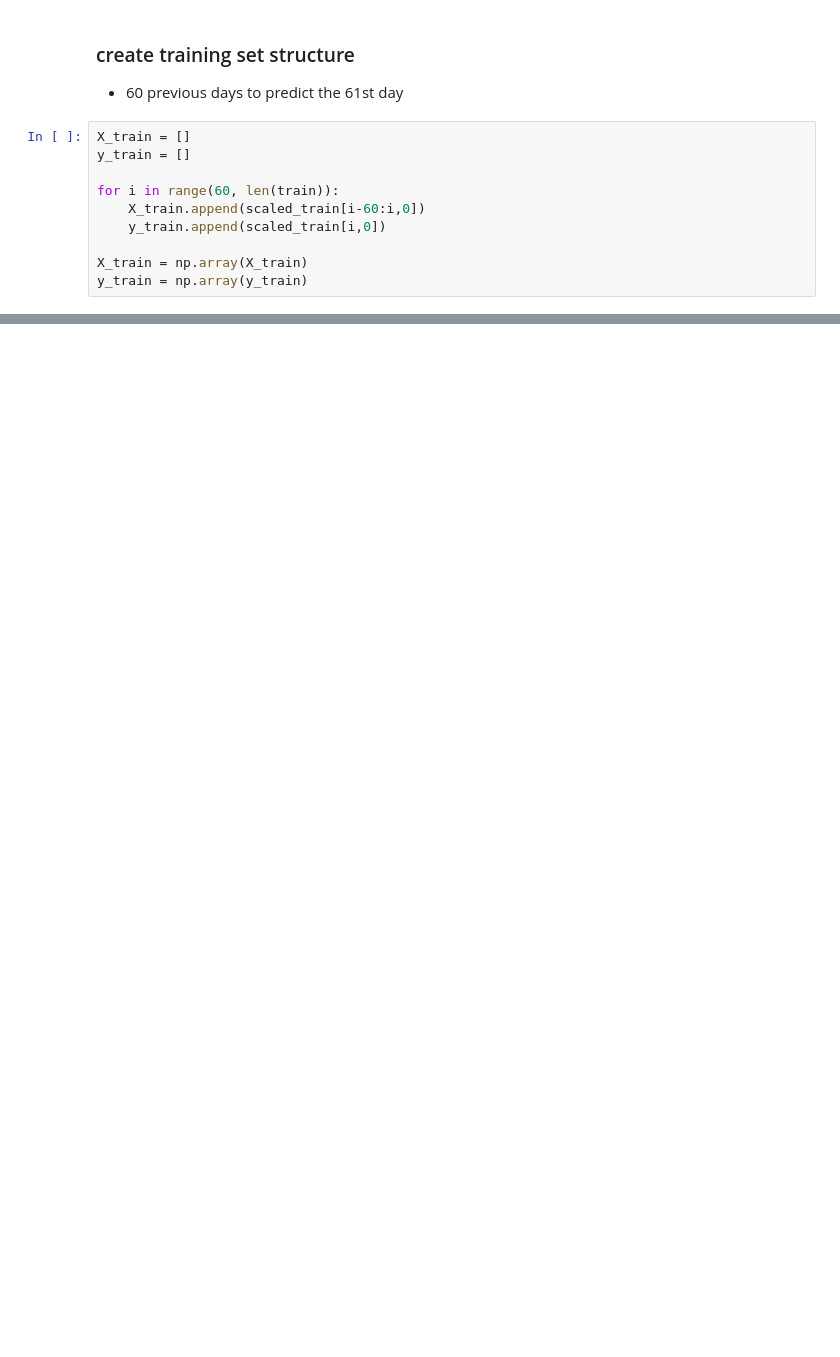
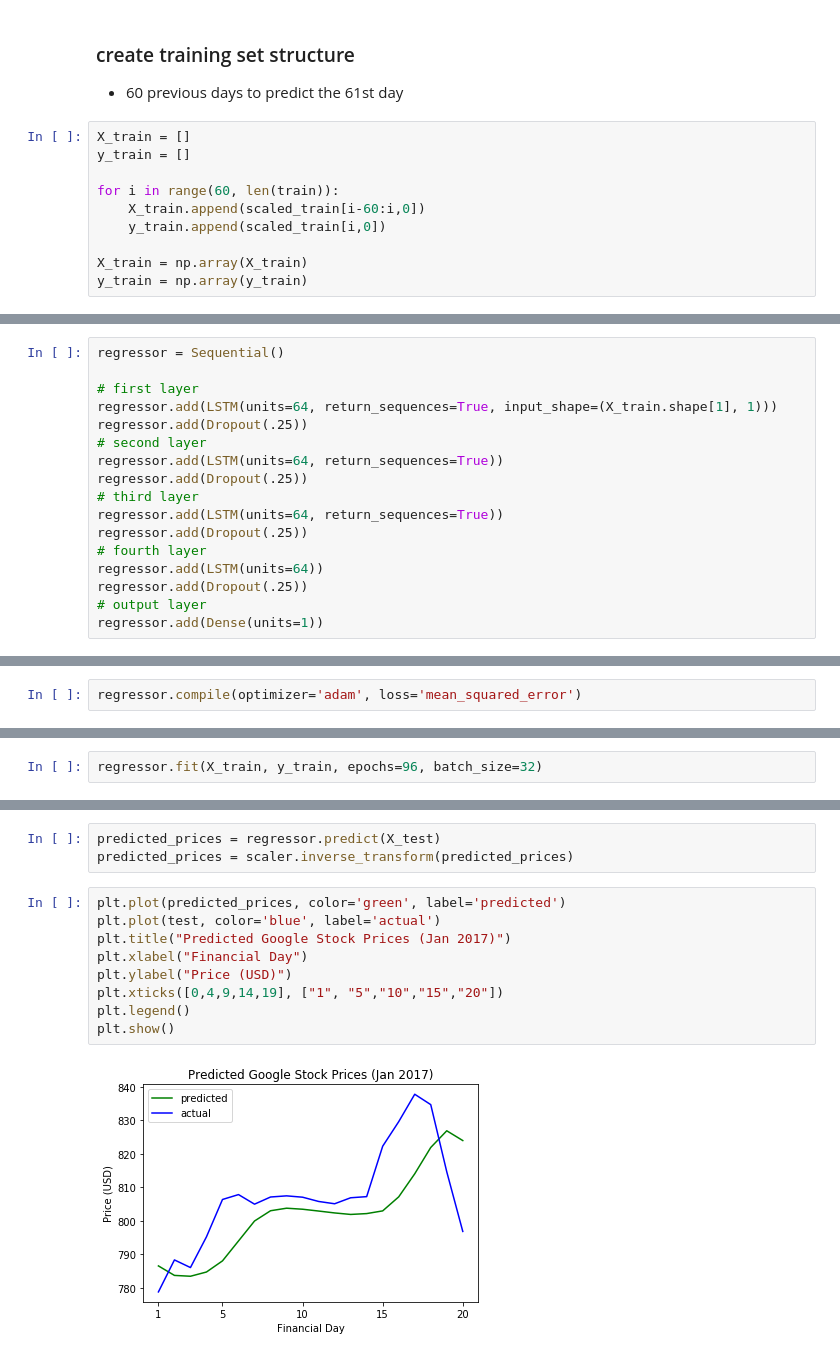
Before and after one commit to darrahts/deeplearning, a Jupyter notebook: LSTM.ipynb, the cells around one changed output, grey strips where cells are left out. Saved outputs shown, nothing was run; the diff lists cells and outputs as text; blank space fills up the shorter version.

```diff
--- a/LSTM.ipynb
+++ b/LSTM.ipynb
@@ -56,0 +100,17 @@ y_train = np.array(y_train)
+# %%
+regressor = Sequential()
+
+# first layer
+regressor.add(LSTM(units=64, return_sequences=True, input_shape=(X_train.shape[1], 1)))
+regressor.add(Dropout(.25))
+# second layer
+regressor.add(LSTM(units=64, return_sequences=True))
+regressor.add(Dropout(.25))
+# third layer
+regressor.add(LSTM(units=64, return_sequences=True))
+regressor.add(Dropout(.25))
+# fourth layer
+regressor.add(LSTM(units=64))
+regressor.add(Dropout(.25))
+# output layer
+regressor.add(Dense(units=1))
@@ -56,0 +119,2 @@ y_train = np.array(y_train)
+# %%
+regressor.compile(optimizer='adam', loss='mean_squared_error')
@@ -56,0 +123,2 @@ y_train = np.array(y_train)
+# %%
+regressor.fit(X_train, y_train, epochs=96, batch_size=32)
@@ -56,0 +155,14 @@ y_train = np.array(y_train)
+# %%
+predicted_prices = regressor.predict(X_test)
+predicted_prices = scaler.inverse_transform(predicted_prices)
+# %%
+plt.plot(predicted_prices, color='green', label='predicted')
+plt.plot(test, color='blue', label='actual')
+plt.title("Predicted Google Stock Prices (Jan 2017)")
+plt.xlabel("Financial Day")
+plt.ylabel("Price (USD)")
+plt.xticks([0,4,9,14,19], ["1", "5","10","15","20"])
+plt.legend()
+plt.show()
+# %% [output]
+[figure, added]
```
Also changed, not shown: parts of 16 cells of this notebook.
